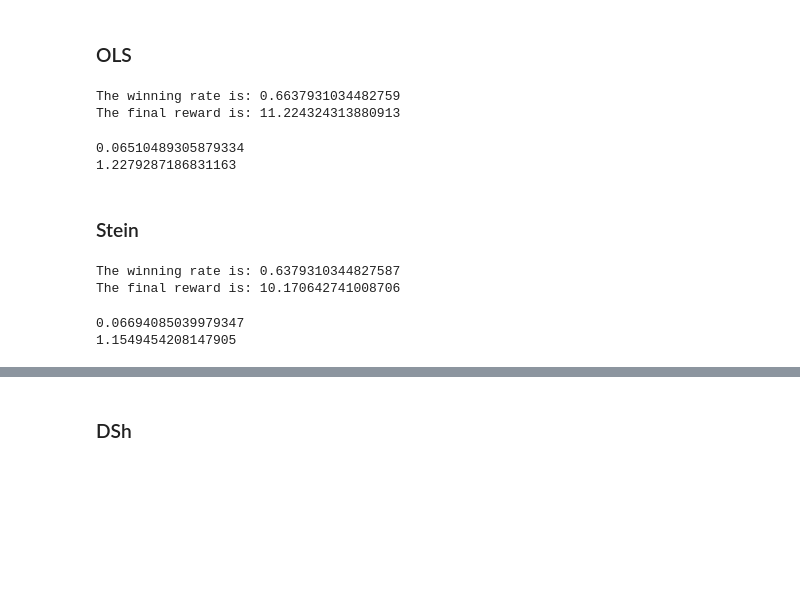
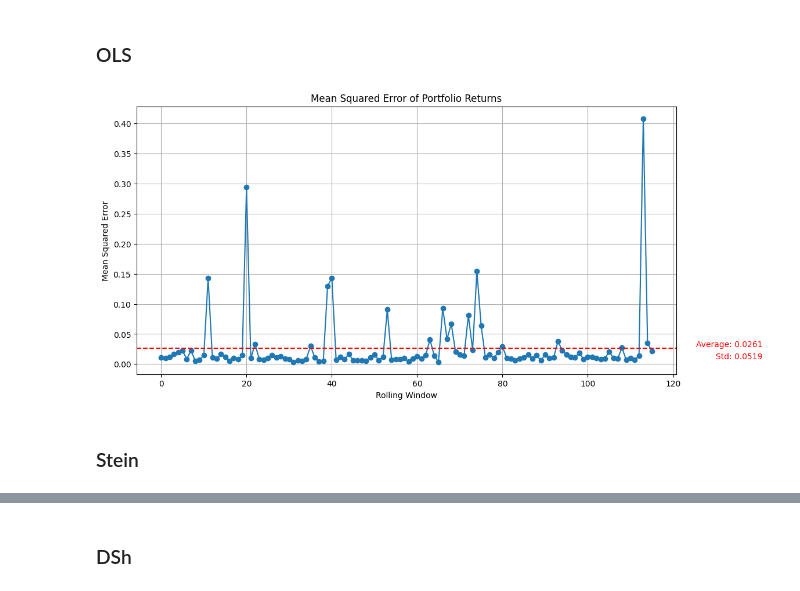
Before and after one commit to YoyoShih/commodity_future_price, a Jupyter notebook: notebooks/rollinw_window_test.ipynb, the cells around one changed output, grey strips where cells are left out. Drawn from its saved outputs; the diff is of its cells as text; code cells hidden in the pictures; blank space fills up the shorter version.

```diff
--- a/notebooks/rollinw_window_test.ipynb
+++ b/notebooks/rollinw_window_test.ipynb
@@ -28,6 +28,9 @@ path = "../data/raw/"
 files = os.listdir(path)
 for file in files:
     if file.endswith(".csv"):
+        # Exclude LB due to data correctness issue
+        if file.startswith("LB"):
+            continue
         df = pd.read_csv(os.path.join(path, file), index_col=0, parse_dates=True)
         df["Return"] = df.iloc[:, 0:1].apply(lambda x: np.log(x.shift(-1) / x))
         df = df.dropna()
@@ -61,11 +62,11 @@ while(start < dates_len - train_size - test_size):
 # %%
 portfolio_return_list = []
 for start, end in start_end_list:
-    predicted_returns = {}
+    predicted_returns = []
     for name, df in df_dict.items():
         train = df.iloc[start:end - test_size + 1]
         train_X, train_y = train.drop(columns=["Basis_Momentum", "Return"]), train["Return"]
-        test_X = df.iloc[end - test_size + 1:end - test_size + 2].drop(columns=["Basis_Momentum", "Return"])
+        test_X, test_y = df.iloc[end - test_size + 1:end - test_size + 2].drop(columns=["Basis_Momentum", "Return"]), df.iloc[end - test_size + 1:end - test_size + 2]["Return"]
 
         ols_scaler = StandardScaler()
         train_X = ols_scaler.fit_transform(train_X)
@@ -74,36 +75,25 @@ for start, end in start_end_list:
         ols.fit(train_X, train_y)
         ols_predict = ols.predict(test_X)
         # print(name, df.index[end - test_size], ols_predict)
-        cum_return = ols_predict[0]
-        predicted_returns[name] = cum_return
+        mse = mean_squared_error(test_y, ols_predict)
+        predicted_returns.append(mse)
 
-    portfolio_return = 0
-    long_total = sum([(returns if returns > 0 else 0) for _, returns in predicted_returns.items()])
-    short_total = sum([(abs(returns) if returns < 0 else 0) for _, returns in predicted_returns.items()])
-
-    for name, returns in predicted_returns.items():
-        weight = returns / long_total if returns > 0 else -abs(returns) / short_total
-        portfolio_return += weight * (df_dict[name].iloc[end - test_size + 2, :1].values[0] / df_dict[name].iloc[end - test_size + 1, 0:1].values[0] - 1)
-    # print(f"From {end} to {end + test_size}, the portfolio return is: {portfolio_return}")
-    portfolio_return_list.append(portfolio_return)
+    portfolio_return_list.append(np.mean(predicted_returns))
 # %%
-winning_rate = sum([1 for r in portfolio_return_list if r > 0]) / len(portfolio_return_list)
-print(f"The winning rate is: {winning_rate}")
-
-reward = np.cumprod(1 + np.array(portfolio_return_list)).tolist()
-print(f"The final reward is: {reward[-1]}")
+# plot the mse
+plt.figure(figsize=(12, 6))
+plt.plot(portfolio_return_list, marker='o')
+plt.axhline(y=np.mean(portfolio_return_list), color='r', linestyle='--')
+plt.text(len(portfolio_return_list) + 25, np.mean(portfolio_return_list), f"Average: {np.mean(portfolio_return_list):.4f}", color='r', ha='right', va='bottom')
+# add std of mse
+plt.text(len(portfolio_return_list) + 25, np.mean(portfolio_return_list) - 0.02, f"Std: {np.std(portfolio_return_list):.4f}", color='r', ha='right', va='bottom')
+plt.title("Mean Squared Error of Portfolio Returns")
+plt.xlabel("Rolling Window")
+plt.ylabel("Mean Squared Error")
+plt.grid()
+plt.show()
 # %% [output]
-The winning rate is: 0.6637931034482759
-The final reward is: 11.224324313880913
+[figure, added]
-# %%
-# std of portfolio returns
-portfolio_return_std = np.std(portfolio_return_list)
-sharpe_ratio = math.sqrt(12) * np.mean(portfolio_return_list) / portfolio_return_std if portfolio_return_std != 0 else 0
-print(portfolio_return_std)
-print(sharpe_ratio)
-# %% [output]
-0.06510489305879334
-1.2279287186831163
 # %% [markdown]
 ### Stein
 # %%
@@ -138,18 +119,0 @@ for start, end in start_end_list:
-# %%
-winning_rate = sum([1 for r in portfolio_return_list if r > 0]) / len(portfolio_return_list)
-print(f"The winning rate is: {winning_rate}")
-
-reward = np.cumprod(1 + np.array(portfolio_return_list)).tolist()
-print(f"The final reward is: {reward[-1]}")
-# %% [output]
-The winning rate is: 0.6379310344827587
-The final reward is: 10.170642741008706
-# %%
-# std of portfolio returns
-portfolio_return_std = np.std(portfolio_return_list)
-sharpe_ratio = math.sqrt(12) * np.mean(portfolio_return_list) / portfolio_return_std if portfolio_return_std != 0 else 0
-print(portfolio_return_std)
-print(sharpe_ratio)
-# %% [output]
-0.06694085039979347
-1.1549454208147905
```
Also changed, not shown: parts of 7 cells of this notebook, 3 other files.
